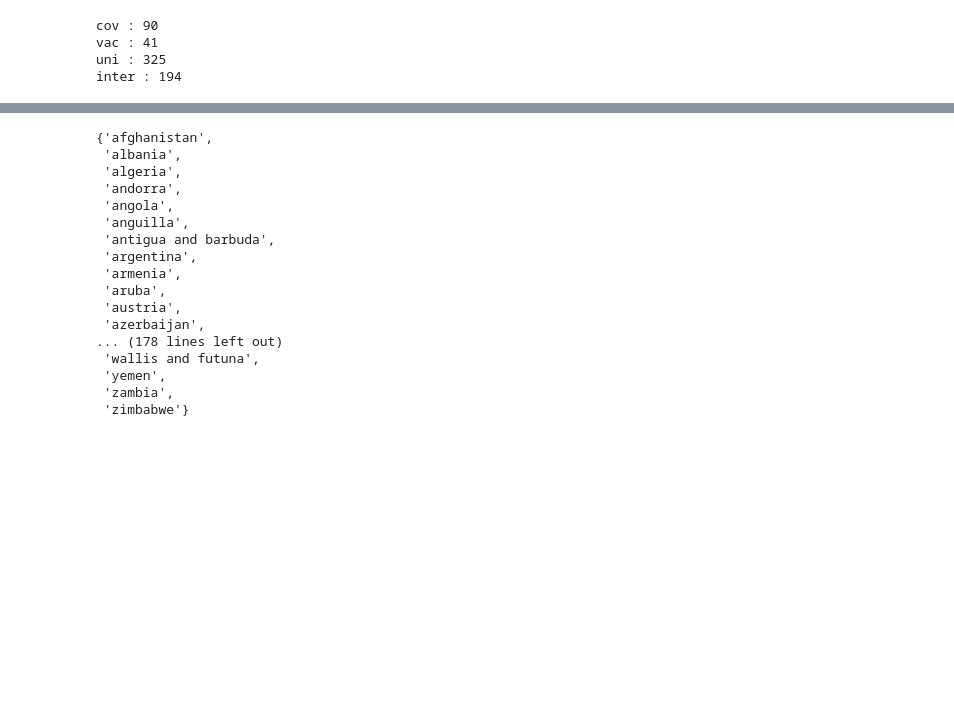
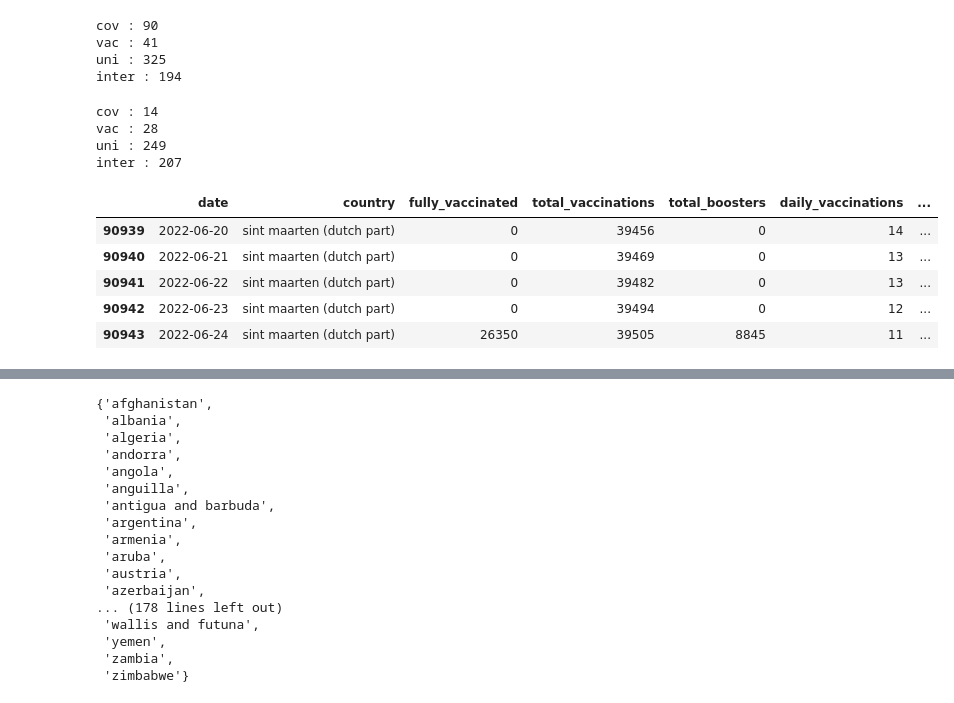
Before and after one commit to Akashkunwar/dscodes, a Jupyter notebook: cases_vaccination.ipynb, the cells around one changed output, grey strips where cells are left out. Saved outputs shown, nothing was run; the diff lists cells and outputs as text; code cells hidden in the pictures; blank space fills up the shorter version.

```diff
--- a/cases_vaccination.ipynb
+++ b/cases_vaccination.ipynb
@@ -326,3 +224,13 @@ cov = list(set(covid_df.country) - set(vaccine_df.country))
 vac = list(set(vaccine_df.country) - set(covid_df.country))
 uni = set(covid_df.country).union(set(vaccine_df.country))
 inter = set(covid_df.country).intersection(set(vaccine_df.country))
+
+print('cov :',len(cov))
+print('vac :',len(vac))
+print('uni :',len(uni))
+print('inter :',len(inter))
+# %% [output]
+cov : 14
+vac : 28
+uni : 249
+inter : 207
@@ -328,0 +315,16 @@ inter = set(covid_df.country).intersection(set(vaccine_df.country))
+# %%
+vaccine_df.country = vaccine_df.country.replace(['wales','england','scotland',
+                                                 'northern ireland',],
+                                                'united kingdom')
+# %%
+vaccine_df.country = vaccine_df.country.replace(['macao','nauru','tokelau','sint maarten (dutch part)'],
+                                            ['china','oceania','new zealand','netherlands'])
+# %%
+vaccine_df[vaccine_df.country=='sint maarten (dutch part)'].tail()
+# %% [output]
+|  | date | country | fully_vaccinated | total_vaccinations | total_boosters | daily_vaccinations | ... |
+| 90939 | 2022-06-20 | sint maarten (dutch part) | 0 | 39456 | 0 | 14 | ... |
+| 90940 | 2022-06-21 | sint maarten (dutch part) | 0 | 39469 | 0 | 13 | ... |
+| 90941 | 2022-06-22 | sint maarten (dutch part) | 0 | 39482 | 0 | 13 | ... |
+| 90942 | 2022-06-23 | sint maarten (dutch part) | 0 | 39494 | 0 | 12 | ... |
+| 90943 | 2022-06-24 | sint maarten (dutch part) | 26350 | 39505 | 8845 | 11 | ... |
```
Also changed, not shown: parts of 18 cells of this notebook.
